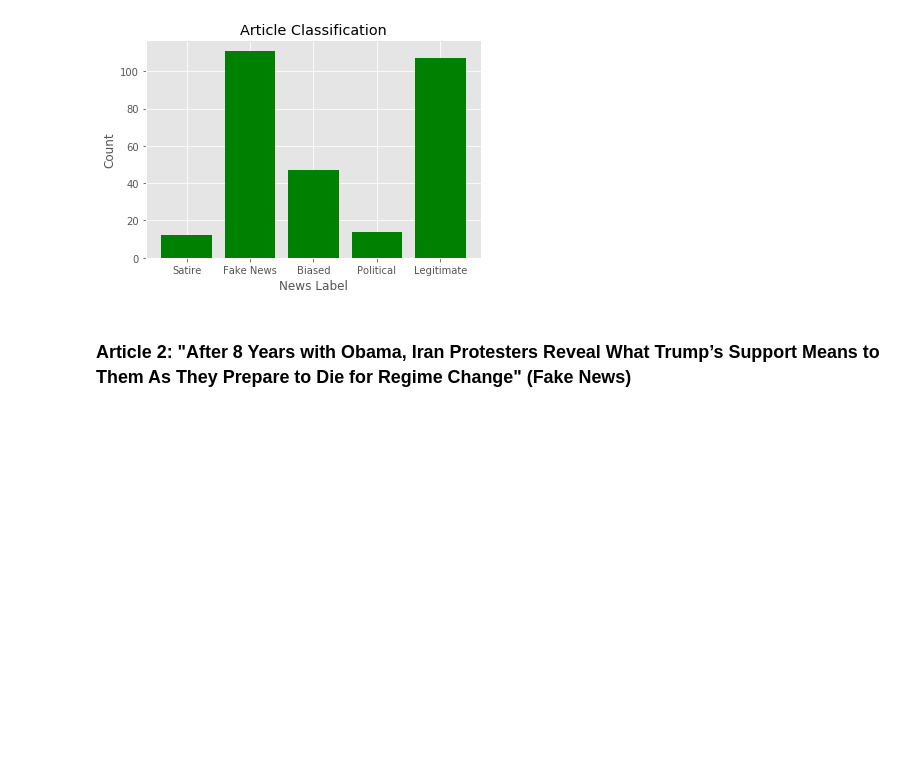
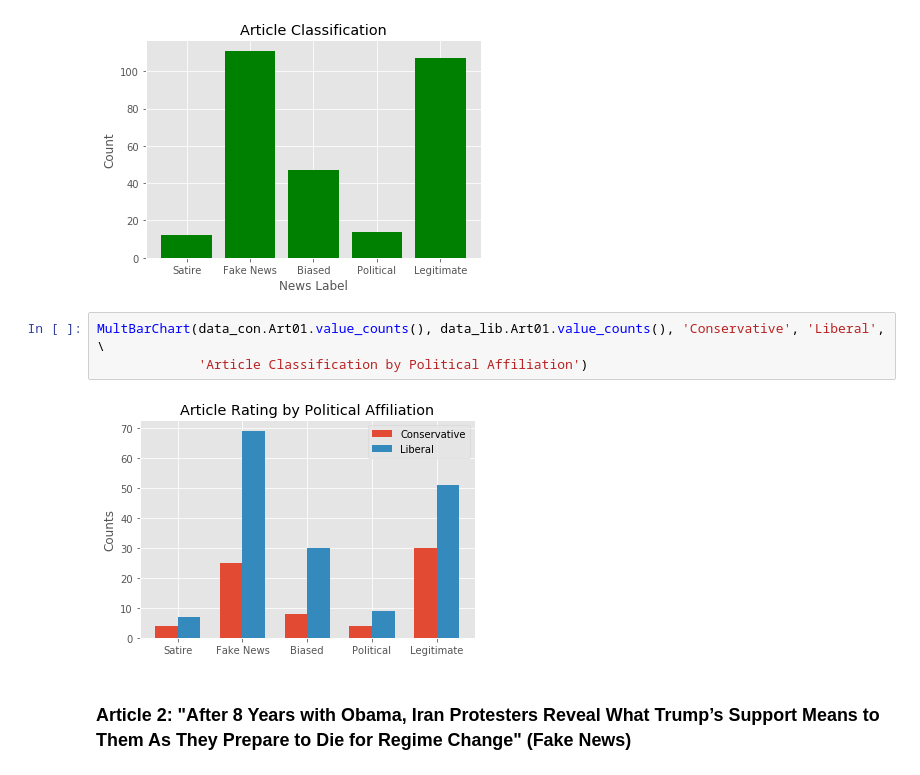
Before and after one commit to jimkaj/w210_FakeNews, a Jupyter notebook: FakeNewsExperiment.ipynb, the cells around one changed output. Saved outputs shown, nothing was run; the diff lists cells and outputs as text; blank space fills up the shorter version.

```diff
--- a/FakeNewsExperiment.ipynb
+++ b/FakeNewsExperiment.ipynb
@@ -232,6 +266,11 @@ df Pol_BarChart(art, G1, G2):
 Rating_BarChart(data.Art01)
 # %% [output]
 [figure]
+# %%
+MultBarChart(data_con.Art01.value_counts(), data_lib.Art01.value_counts(), 'Conservative', 'Liberal', \
+             'Article Classification by Political Affiliation')
+# %% [output]
+[figure, added]
 # %% [markdown]
 ### Article 2: "After 8 Years with Obama, Iran Protesters Reveal What Trump’s Support Means to Them As They Prepare to Die for Regime Change" (Fake News)
 # %%
```
Also changed, not shown: parts of 23 cells of this notebook.
